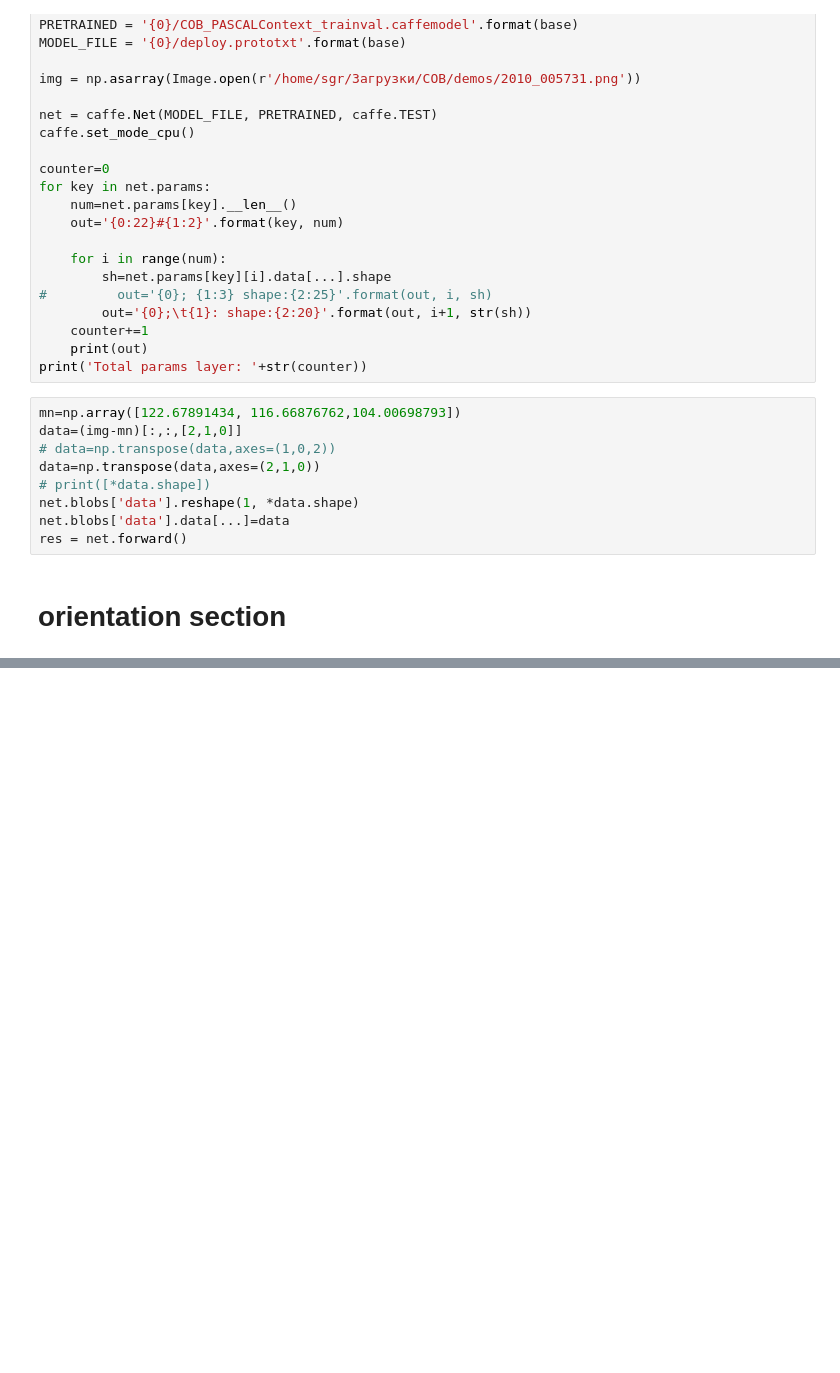
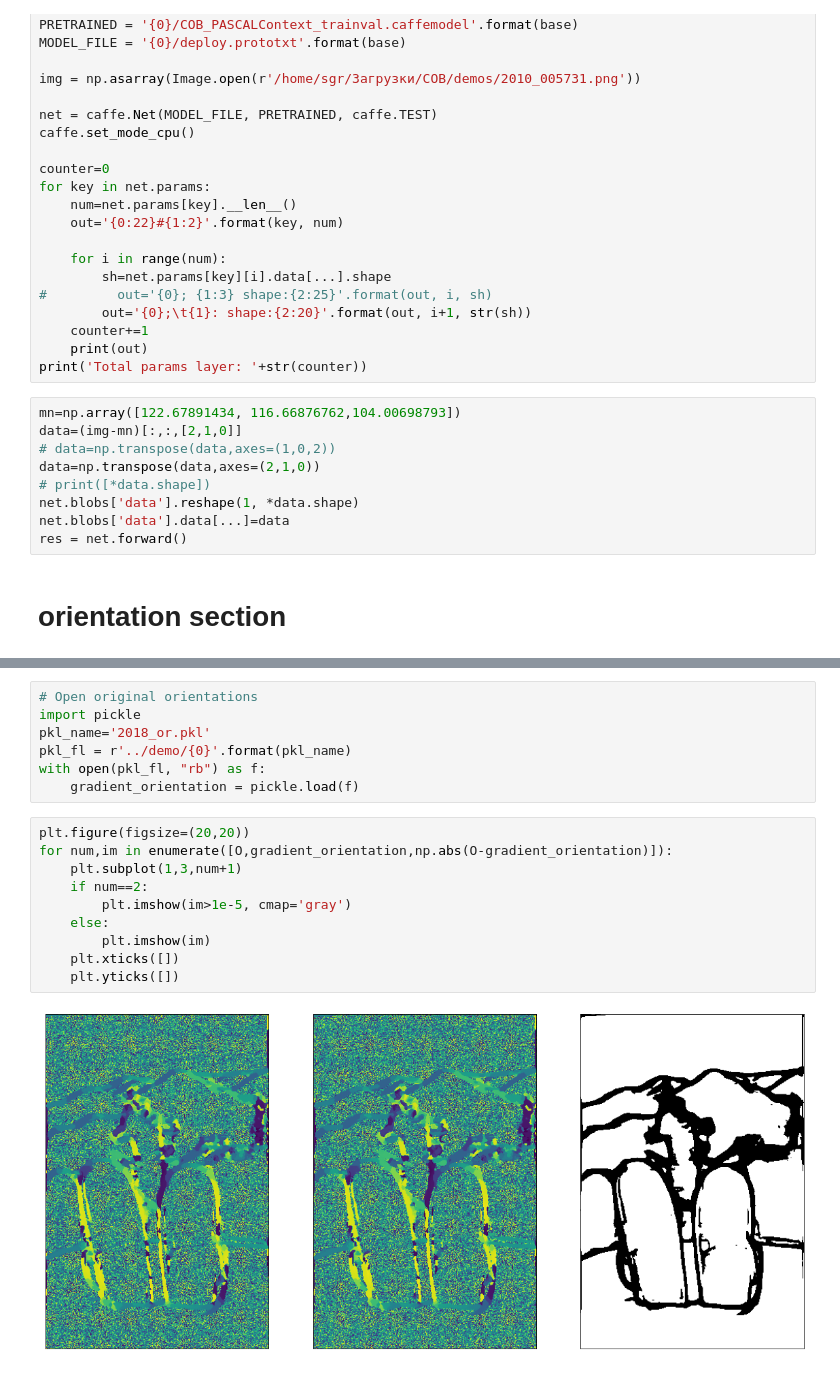
Before and after one commit to sserg-r/cob_tf, a Jupyter notebook: python/COB_tf.ipynb, the cells around one changed output, grey strips where cells are left out. Drawn from its saved outputs; the diff is of its cells as text; blank space fills up the shorter version.

```diff
--- a/python/COB_tf.ipynb
+++ b/python/COB_tf.ipynb
@@ -322,0 +326,19 @@ plt.imshow(O)
+# %%
+# Open original orientations
+import pickle
+pkl_name='2018_or.pkl'
+pkl_fl = r'../demo/{0}'.format(pkl_name)
+with open(pkl_fl, "rb") as f:
+    gradient_orientation = pickle.load(f)
+# %%
+plt.figure(figsize=(20,20))
+for num,im in enumerate([O,gradient_orientation,np.abs(O-gradient_orientation)]):
+    plt.subplot(1,3,num+1)
+    if num==2:
+        plt.imshow(im>1e-5, cmap='gray')
+    else:
+        plt.imshow(im)
+    plt.xticks([])
+    plt.yticks([])
+# %% [output]
+[figure, added]
```
Also changed, not shown: parts of 5 cells of this notebook, 2 other files.
